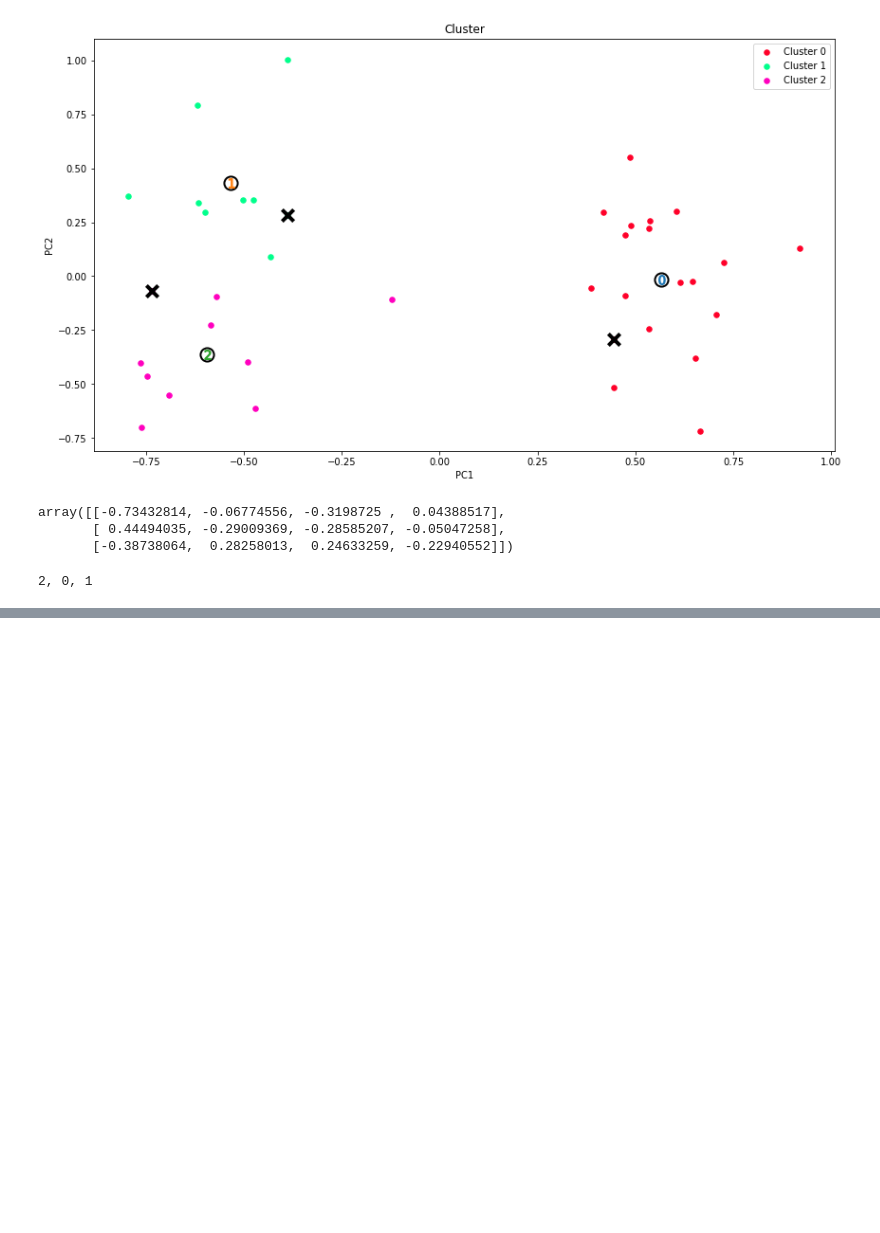
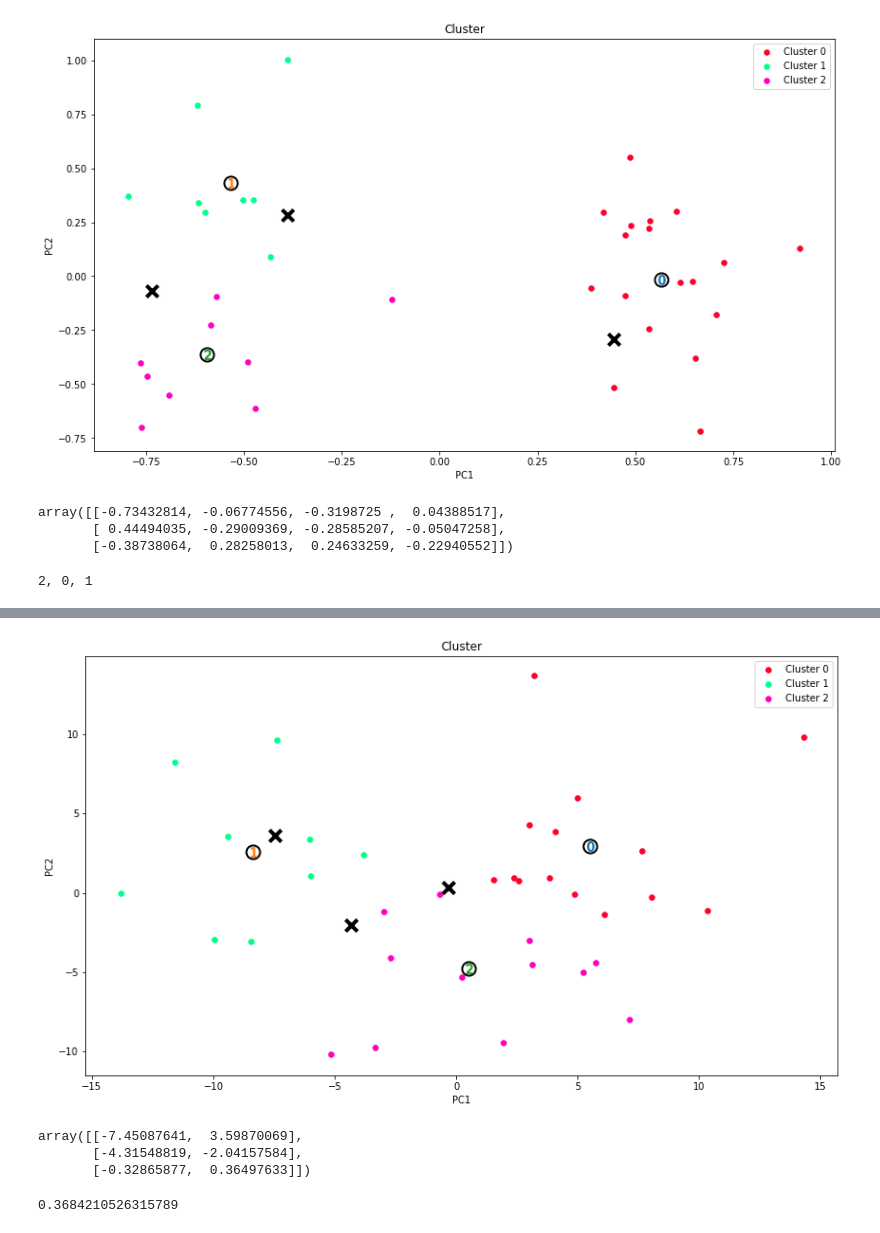
Before and after one commit to miskamvedebel/miskamvedebel, a Jupyter notebook: ML Python/football/RealMadrid.ipynb, the cells around one changed output, grey strips where cells are left out. Cells and saved outputs as stored; diff of their text form; code cells hidden in the pictures; blank space fills up the shorter version.

```diff
--- a/ML Python/football/RealMadrid.ipynb
+++ b/ML Python/football/RealMadrid.ipynb
@@ -266,0 +252,16 @@ real
+# %%
+pca_ns = PCA(random_state=0, n_components=2).fit(rm_1718)
+rm_1718_ns_reduced = pd.DataFrame(pca_ns.transform(rm_1718), columns=['PC1', 'PC2'])
+pca_samples = pca_ns.transform(rm_1718.loc[[4, 20, 28], :])
+clusterer = KMeans(random_state=0, n_clusters=3).fit(rm_1718_ns_reduced)
+preds = clusterer.predict(rm_1718_ns_reduced)
+centers = clusterer.cluster_centers_
+cluster_results(rm_1718_ns_reduced, preds, centers, pca_samples)
+# %% [output]
+[figure, added]
+# %%
+pca_samples
+# %% [output]
+array([[-7.45087641,  3.59870069],
+       [-4.31548819, -2.04157584],
+       [-0.32865877,  0.36497633]])
@@ -266,0 +278,8 @@ real
+# %%
+c = 0
+for p, r in zip(predictions,real):
+    if p == r:
+        c += 1
+print(c/38)
+# %% [output]
+0.3684210526315789
```
Also changed, not shown: parts of 12 cells of this notebook.
